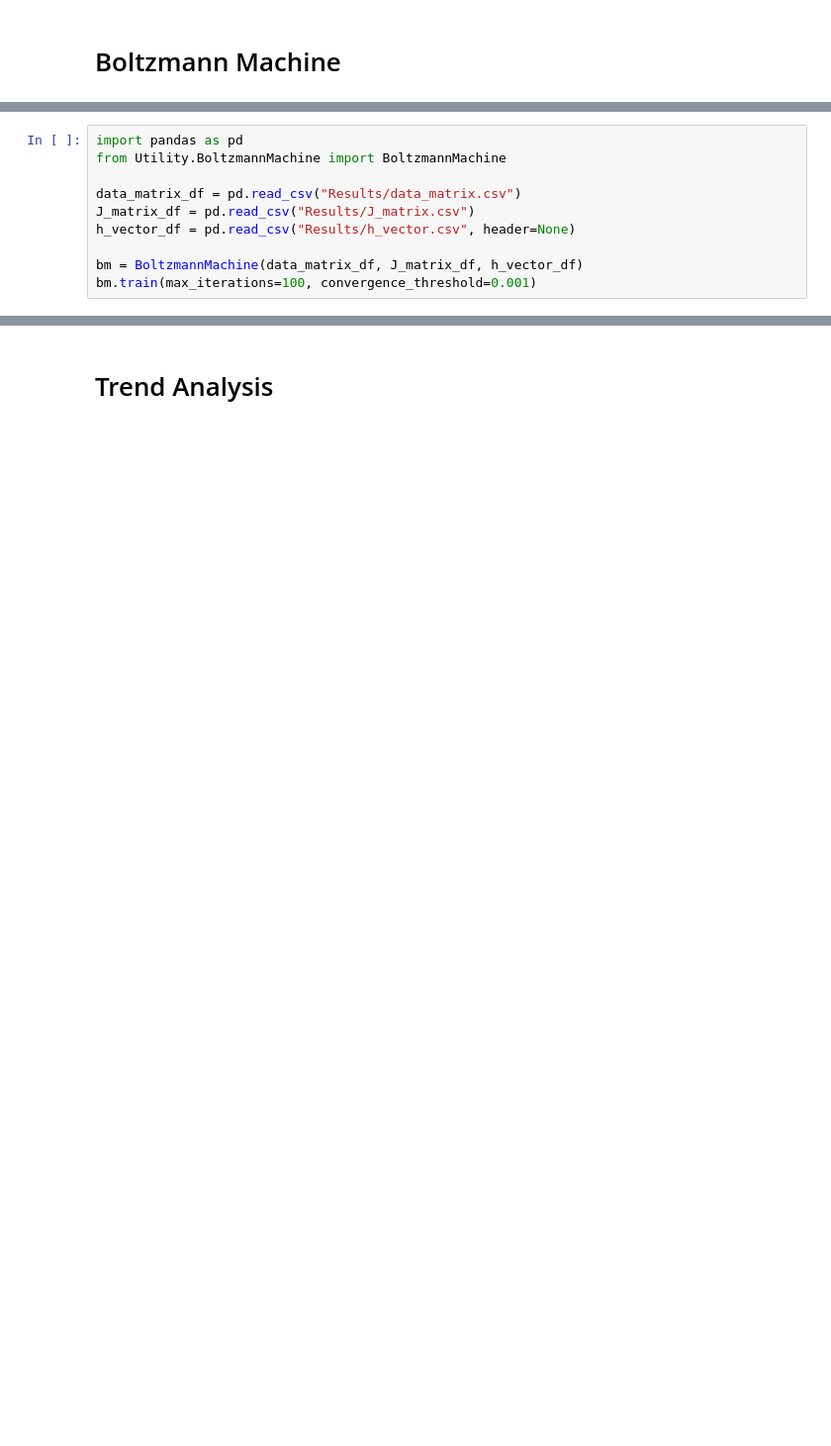
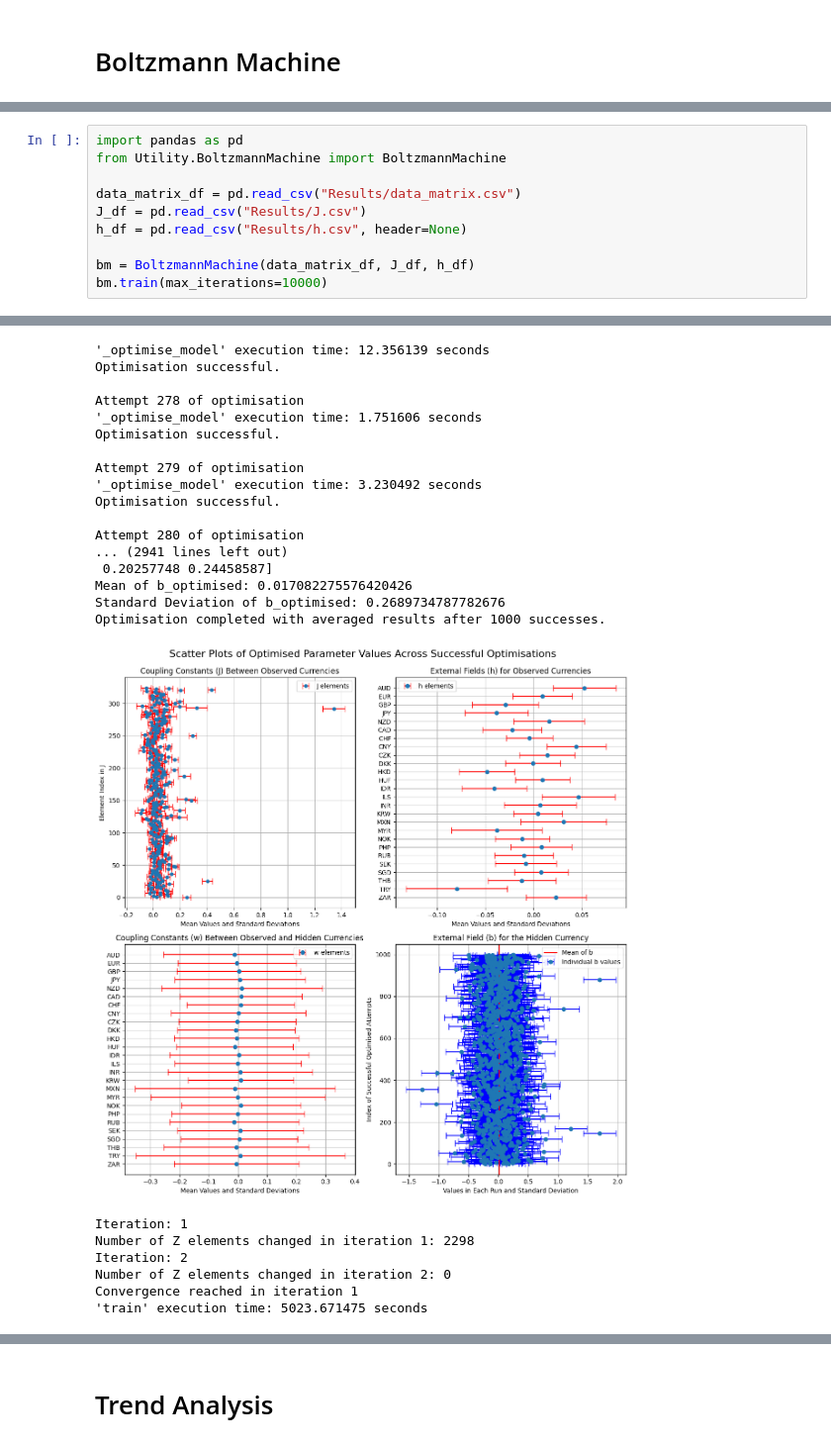
Before and after one commit to CodeBySohyun/Inverse_Ising_Inference, a Jupyter notebook: Data_Analysis/ising_optimisation.ipynb, the cells around one changed output, grey strips where cells are left out. Shown at 99% size. Saved outputs shown, nothing was run; the diff lists cells and outputs as text; blank space fills up the shorter version.

```diff
--- a/Data_Analysis/ising_optimisation.ipynb
+++ b/Data_Analysis/ising_optimisation.ipynb
@@ -484,9 +493,9 @@ import pandas as pd
 from Utility.BoltzmannMachine import BoltzmannMachine
 
 data_matrix_df = pd.read_csv("Results/data_matrix.csv")
-J_matrix_df = pd.read_csv("Results/J_matrix.csv")
-h_vector_df = pd.read_csv("Results/h_vector.csv", header=None)
+J_df = pd.read_csv("Results/J.csv")
+h_df = pd.read_csv("Results/h.csv", header=None)
 
-bm = BoltzmannMachine(data_matrix_df, J_matrix_df, h_vector_df)
-bm.train(max_iterations=100, convergence_threshold=0.001)
+bm = BoltzmannMachine(data_matrix_df, J_df, h_df)
+bm.train(max_iterations=10000)
 # %% [output]
@@ -510 +519,25 @@ Convergence reached in iteration 1
+'_optimise_model' execution time: 12.356139 seconds
+Optimisation successful.
+
+Attempt 278 of optimisation
+'_optimise_model' execution time: 1.751606 seconds
+Optimisation successful.
+
+Attempt 279 of optimisation
+'_optimise_model' execution time: 3.230492 seconds
+Optimisation successful.
+
+Attempt 280 of optimisation
+... (2941 lines left out)
+ 0.20257748 0.24458587]
+Mean of b_optimised: 0.017082275576420426
+Standard Deviation of b_optimised: 0.2689734787782676
+Optimisation completed with averaged results after 1000 successes.
+[figure, added]
+Iteration: 1
+Number of Z elements changed in iteration 1: 2298
+Iteration: 2
+Number of Z elements changed in iteration 2: 0
+Convergence reached in iteration 1
+'train' execution time: 5023.671475 seconds
 # %%
```
Also changed, not shown: parts of 14 cells of this notebook, 11 other files.
